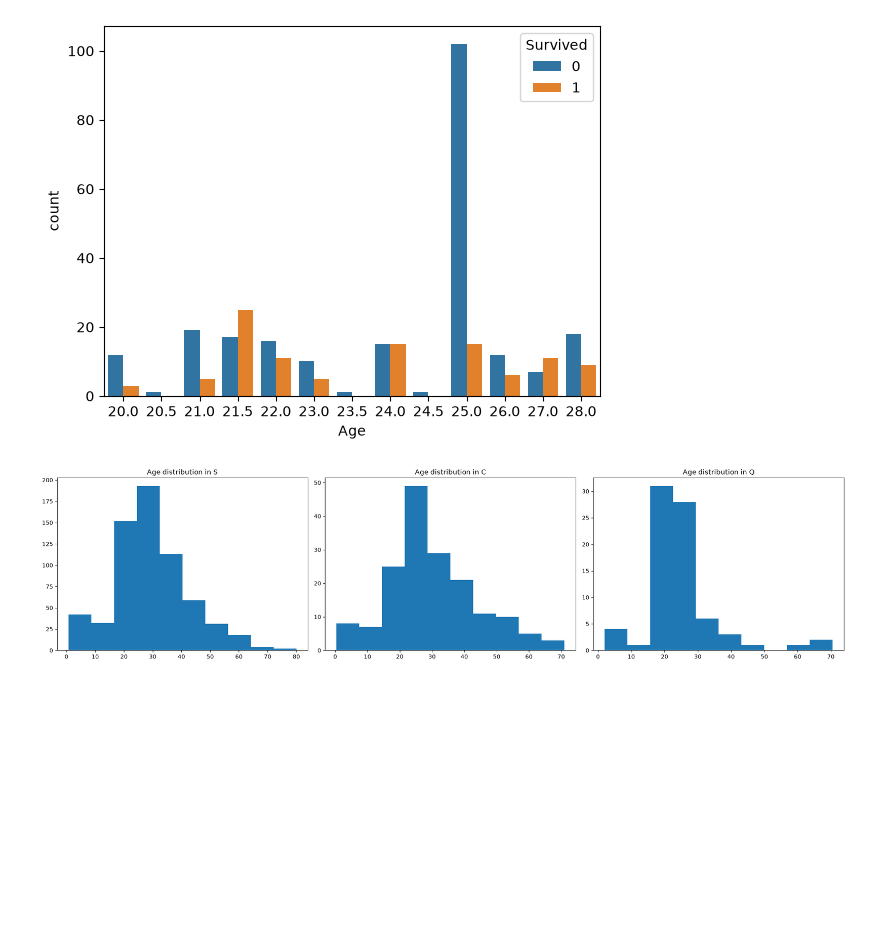
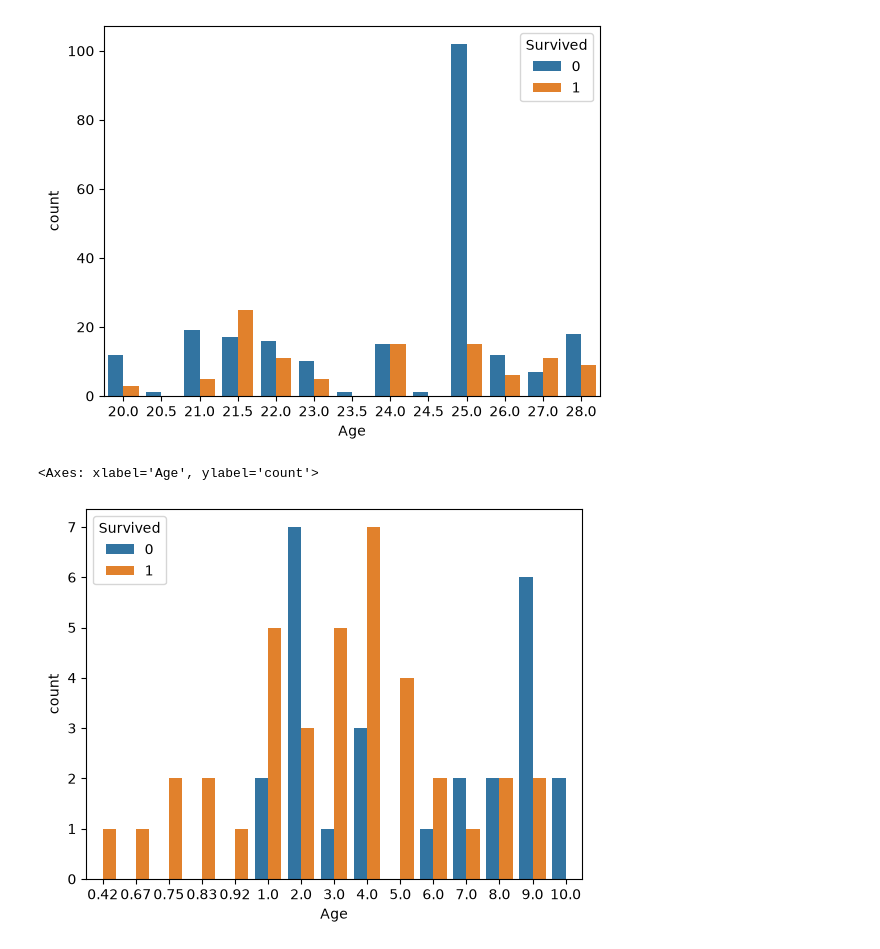
Before and after one commit to MarcooMateoo/ml-titanic, a Jupyter notebook: notebooks/01_EDA.ipynb, the cells around one changed output. Saved outputs shown, nothing was run; the diff lists cells and outputs as text; code cells hidden in the pictures; blank space fills up the shorter version.

```diff
--- a/notebooks/01_EDA.ipynb
+++ b/notebooks/01_EDA.ipynb
@@ -261,24 +311,9 @@ sns.countplot(df, x="Age", hue="Survived")
 # %% [output]
 <Axes: xlabel='Age', ylabel='count'>
 [figure]
-# %%
-df = train_set.copy()
-fig, ax = plt.subplots(1, 3, figsize=(20,5))
-
-df_S = df[df['Embarked'] == 'S']
-df_C = df[df['Embarked'] == 'C']
-df_Q = df[df['Embarked'] == 'Q']
-
-ax[0].hist(df_S['Age'])
-ax[0].set_title('Age distribution in S')
-
-ax[1].hist(df_C['Age'])
-ax[1].set_title('Age distribution in C')
-
-ax[2].hist(df_Q['Age'])
-ax[2].set_title('Age distribution in Q')
-
-plt.tight_layout()
-plt.show()
-# %% [output]
-[figure, removed]
+# %%
+df = train_set[(train_set['Age'] >= 0) & (train_set['Age'] <= 10)]
+sns.countplot(df, x="Age", hue="Survived")
+# %% [output]
+<Axes: xlabel='Age', ylabel='count'>
+[figure, added]
```
Also changed, not shown: parts of 9 cells of this notebook, 2 other files.
